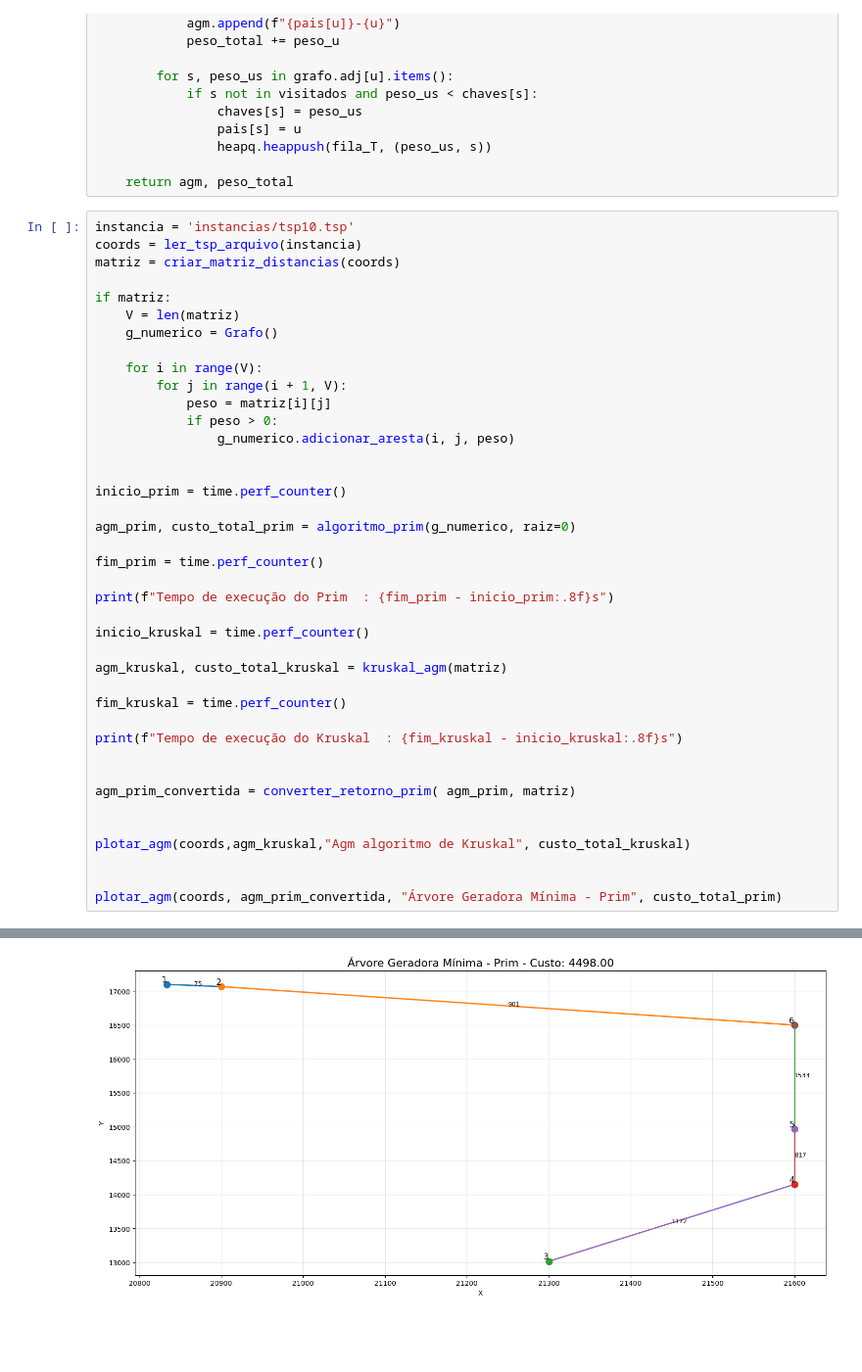
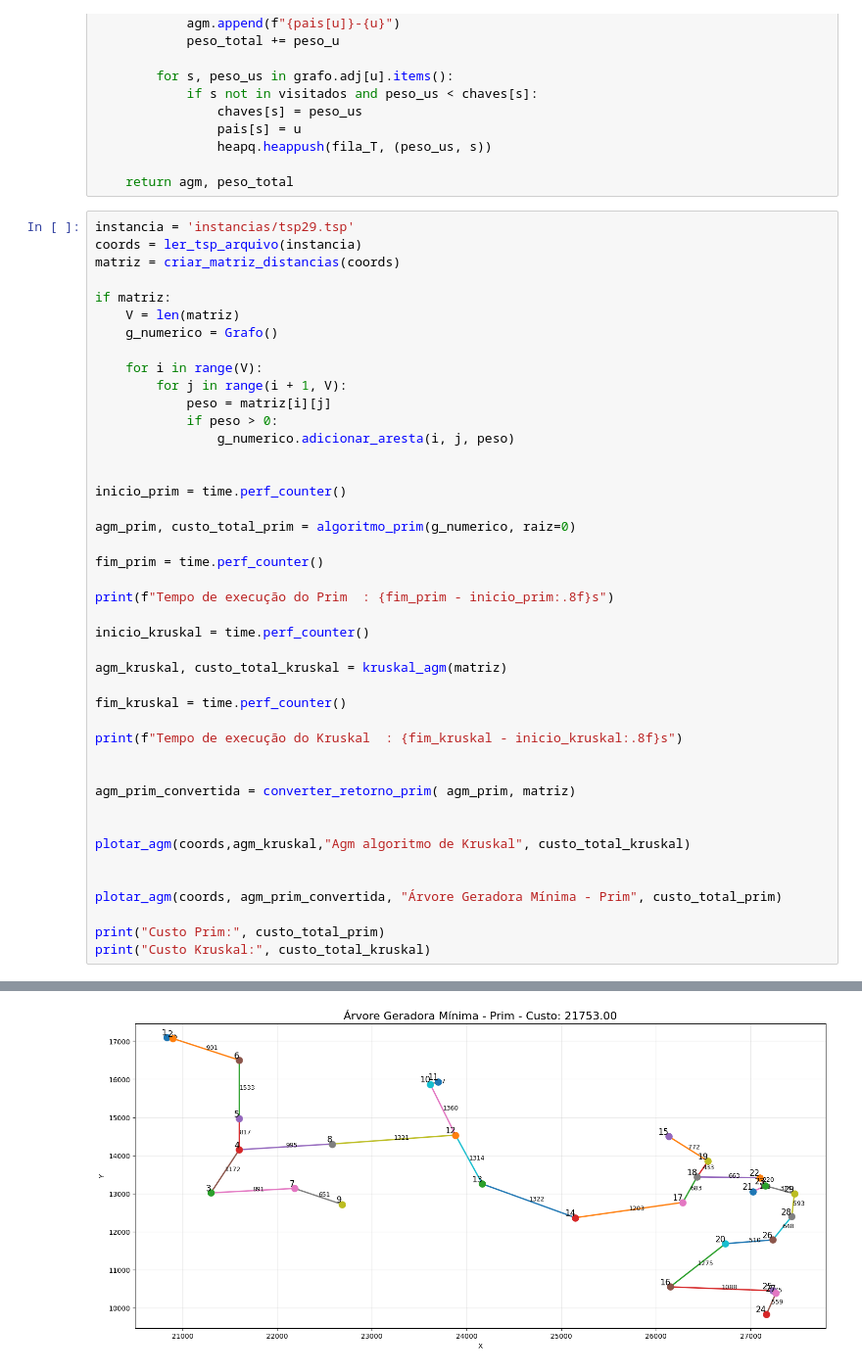
Before and after one commit to Erc-prog-xD/Grafos_trabfinal, a Jupyter notebook: Prim_Kruskal.ipynb, the cells around one changed output, grey strips where cells are left out. Shown at 98% size. Drawn from its saved outputs; the diff is of its cells as text; blank space fills up the shorter version.

Commit message:
feat: adiciona experimentos de AGM com instancias maiores e testes em grafos esparsos e densos

```diff
--- a/Prim_Kruskal.ipynb
+++ b/Prim_Kruskal.ipynb
@@ -297,7 +297,7 @@ def algoritmo_prim(grafo, raiz):
 
     return agm, peso_total
 # %%
-instancia = 'instancias/tsp10.tsp'
+instancia = 'instancias/tsp29.tsp'
 coords = ler_tsp_arquivo(instancia)
 matriz = criar_matriz_distancias(coords)
 
@@ -336,4 +336,7 @@ plotar_agm(coords,agm_kruskal,"Agm algoritmo de Kruskal", custo_total_kruskal)
 
 
 plotar_agm(coords, agm_prim_convertida, "Árvore Geradora Mínima - Prim", custo_total_prim)
+
+print("Custo Prim:", custo_total_prim)
+print("Custo Kruskal:", custo_total_kruskal)
 # %% [output]
@@ -341 +346 @@ plotar_agm(coords, agm_prim_convertida, "Árvore Geradora Mínima - Prim", custo
-[figure, old version]
+[figure, new version]
```
Also changed, not shown: parts of 11 cells of this notebook, 3 other files.
